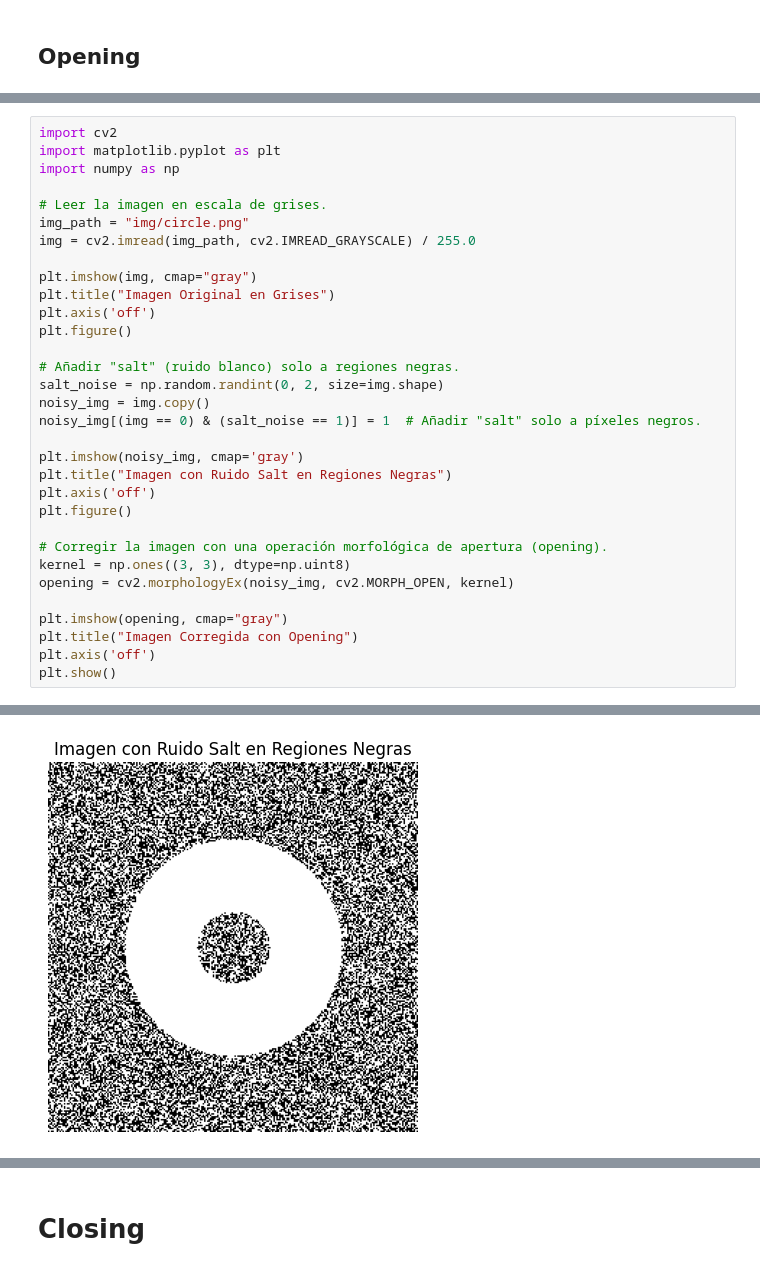
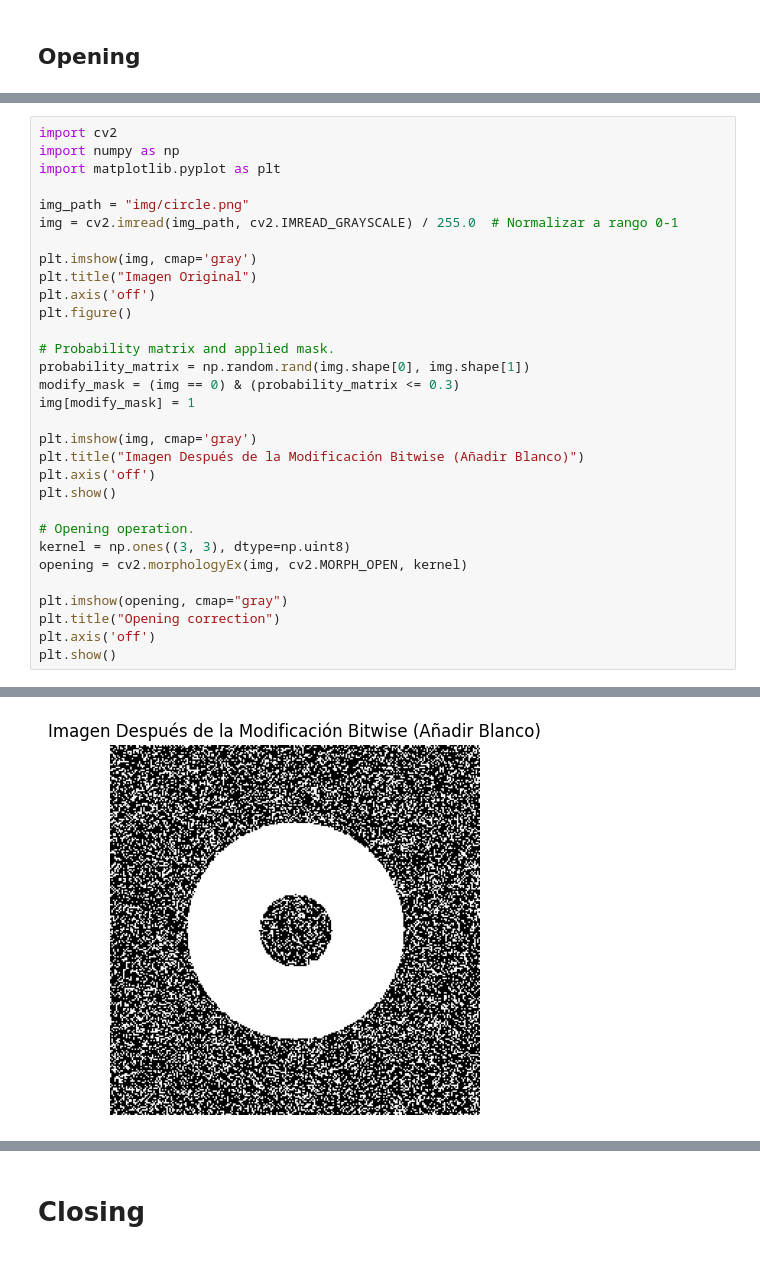
Before and after one commit to Daravico/Computer-Vision-Topics, a Jupyter notebook: 2-Image Processing techniques/7-Morphological operations.ipynb, the cells around one changed output, grey strips where cells are left out. Drawn from its saved outputs; the diff is of its cells as text.

Commit message:
Morph operations

```diff
--- a/2-Image Processing techniques/7-Morphological operations.ipynb
+++ b/2-Image Processing techniques/7-Morphological operations.ipynb
@@ -66,33 +49,32 @@ plt.imshow(opening, cmap="gray")
 # %%
 import cv2
+import numpy as np
 import matplotlib.pyplot as plt
-import numpy as np
 
-# Leer la imagen en escala de grises.
 img_path = "img/circle.png"
-img = cv2.imread(img_path, cv2.IMREAD_GRAYSCALE) / 255.0
+img = cv2.imread(img_path, cv2.IMREAD_GRAYSCALE) / 255.0  # Normalizar a rango 0-1
 
-plt.imshow(img, cmap="gray")
-plt.title("Imagen Original en Grises")
+plt.imshow(img, cmap='gray')
+plt.title("Imagen Original")
 plt.axis('off')
 plt.figure()
 
-# Añadir "salt" (ruido blanco) solo a regiones negras.
-salt_noise = np.random.randint(0, 2, size=img.shape)
-noisy_img = img.copy()
-noisy_img[(img == 0) & (salt_noise == 1)] = 1  # Añadir "salt" solo a píxeles negros.
+# Probability matrix and applied mask.
+probability_matrix = np.random.rand(img.shape[0], img.shape[1])
+modify_mask = (img == 0) & (probability_matrix <= 0.3)
+img[modify_mask] = 1
 
-plt.imshow(noisy_img, cmap='gray')
-plt.title("Imagen con Ruido Salt en Regiones Negras")
+plt.imshow(img, cmap='gray')
+plt.title("Imagen Después de la Modificación Bitwise (Añadir Blanco)")
 plt.axis('off')
-plt.figure()
+plt.show()
 
-# Corregir la imagen con una operación morfológica de apertura (opening).
+# Opening operation.
 kernel = np.ones((3, 3), dtype=np.uint8)
-opening = cv2.morphologyEx(noisy_img, cv2.MORPH_OPEN, kernel)
+opening = cv2.morphologyEx(img, cv2.MORPH_OPEN, kernel)
 
 plt.imshow(opening, cmap="gray")
-plt.title("Imagen Corregida con Opening")
+plt.title("Opening correction")
 plt.axis('off')
 plt.show()
 # %% [output]
@@ -100 +82 @@ plt.show()
-[figure, old version]
+[figure, new version]
```
Also changed, not shown: parts of 7 cells of this notebook.
